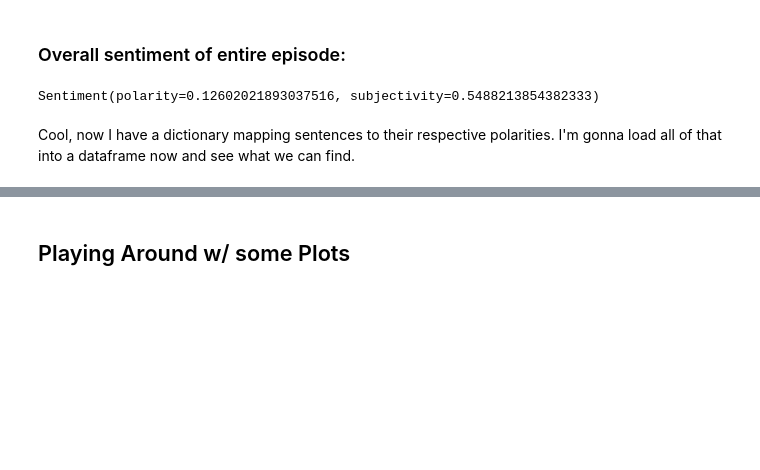
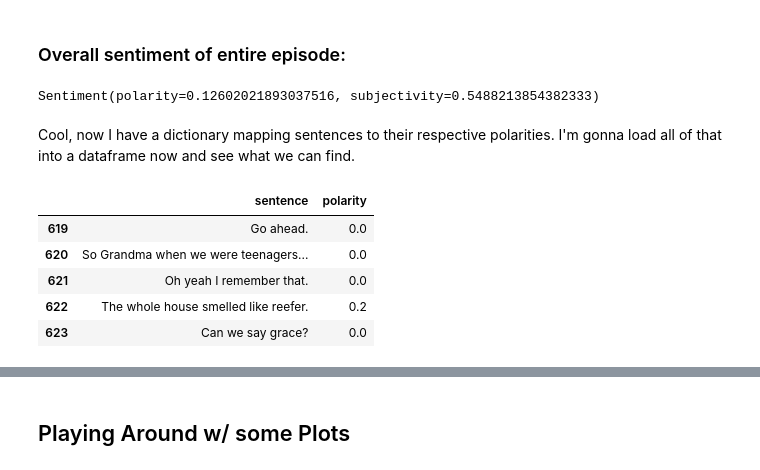
Before and after one commit to ashleyshine/feels, a Jupyter notebook: feels.ipynb, the cells around one changed output, grey strips where cells are left out. Saved outputs shown, nothing was run; the diff lists cells and outputs as text; code cells hidden in the pictures; blank space fills up the shorter version.

```diff
--- a/feels.ipynb
+++ b/feels.ipynb
@@ -82,3 +82,12 @@ sentence_polarities = get_sentence_polarities(blob)
 Cool, now I have a dictionary mapping sentences to their respective polarities. I'm gonna load all of that into a dataframe now and see what we can find.
 # %%
 sentence_df = pd.DataFrame(list(sentence_polarities.items()), columns=['sentence', 'polarity'])
+# %%
+sentence_df.tail()
+# %% [output]
+|  | sentence | polarity |
+| 619 | Go ahead. | 0.0 |
+| 620 | So Grandma when we were teenagers... | 0.0 |
+| 621 | Oh yeah I remember that. | 0.0 |
+| 622 | The whole house smelled like reefer. | 0.2 |
+| 623 | Can we say grace? | 0.0 |
```
Also changed, not shown: parts of 11 cells of this notebook.
